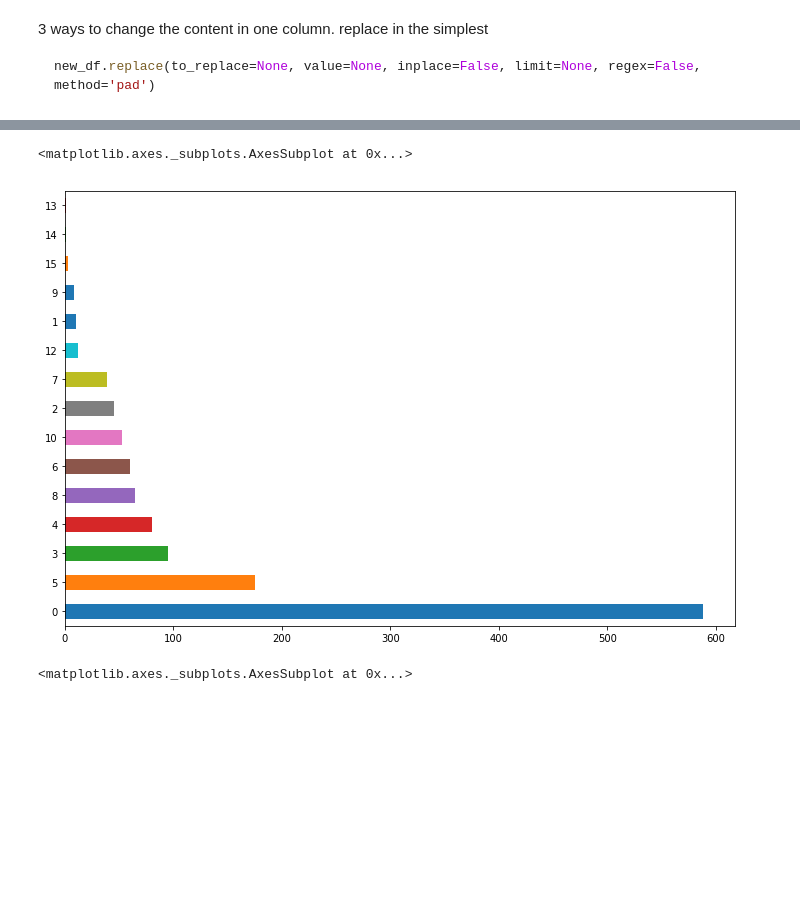
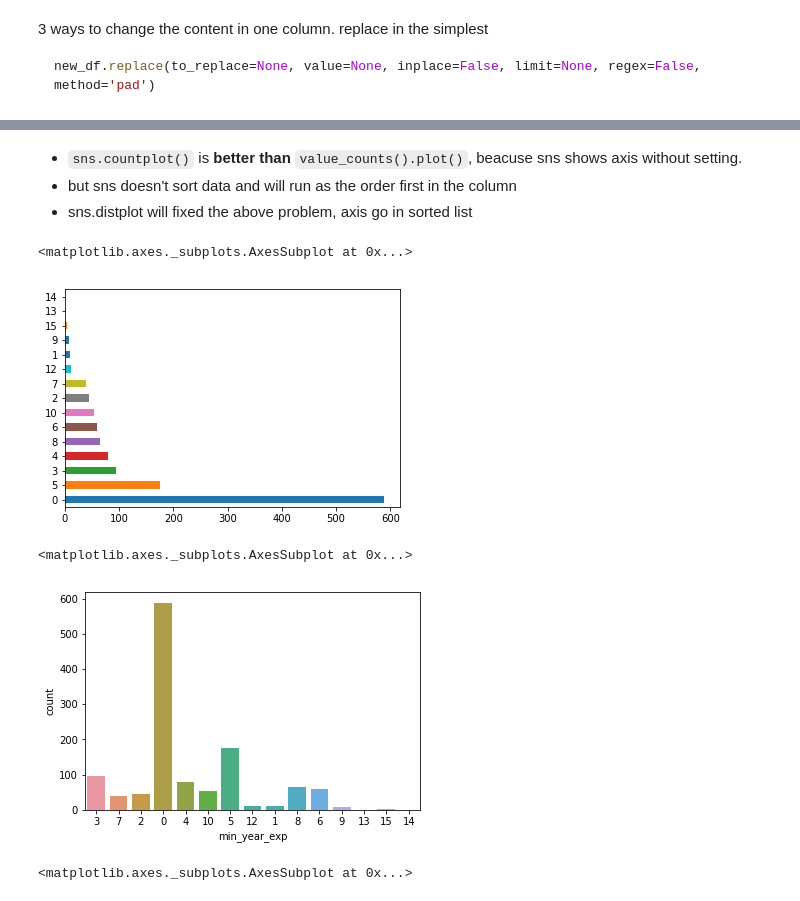
Before and after one commit to davidkorea/DATA_ANALYSIS, a Jupyter notebook: 9_Google_Job_Skills_Kaggle/Google_Job_Skills_Analysis.ipynb, the cells around one changed output, grey strips where cells are left out. Drawn from its saved outputs; the diff is of its cells as text; code cells hidden in the pictures; blank space fills up the shorter version.

````diff
--- a/9_Google_Job_Skills_Kaggle/Google_Job_Skills_Analysis.ipynb
+++ b/9_Google_Job_Skills_Kaggle/Google_Job_Skills_Analysis.ipynb
@@ -225,11 +168,20 @@ new_df.head()
 | 2 | Google | Data Analyst, Product and Tools O... | Technical Solutions | New York, NY, United States | Collect and analyze data to draw ... | Bachelor’s degree in Business, Ec... | Experience partnering or consulti... | ... |
 | 3 | Google | Developer Advocate, Partner Engin... | Developer Relations | Mountain View, CA, United States | Work one-on-one with the top Andr... | BA/BS degree in Computer Science ... | Experience as a software develope... | ... |
 | 4 | Google | Program Manager, Audio Visual (AV... | Program Management | Sunnyvale, CA, United States | Plan requirements with internal c... | BA/BS degree or equivalent practi... | CTS Certification.\nExperience in... | ... |
+# %% [markdown]
+- ```sns.countplot()``` is **better than** ```value_counts().plot()```, beacuse sns shows axis without setting.
+- but sns doesn't sort data and will run as the order first in the column
+- sns.distplot will fixed the above problem, axis go in sorted list
 # %%
-new_df.min_year_exp.value_counts().plot(kind='barh', figsize=(12,8))
+new_df.min_year_exp.value_counts().plot(kind='barh')
 # %% [output]
 <matplotlib.axes._subplots.AxesSubplot at 0x...>
-[figure, old version]
+[figure, new version]
+# %%
+sns.countplot(new_df['min_year_exp'])
+# %% [output]
+<matplotlib.axes._subplots.AxesSubplot at 0x...>
+[figure, added]
 # %%
 sns.distplot(new_df['min_year_exp'].astype('int'), bins=15, kde=False)
 # %% [output]
````
Also changed, not shown: parts of 38 cells of this notebook.
